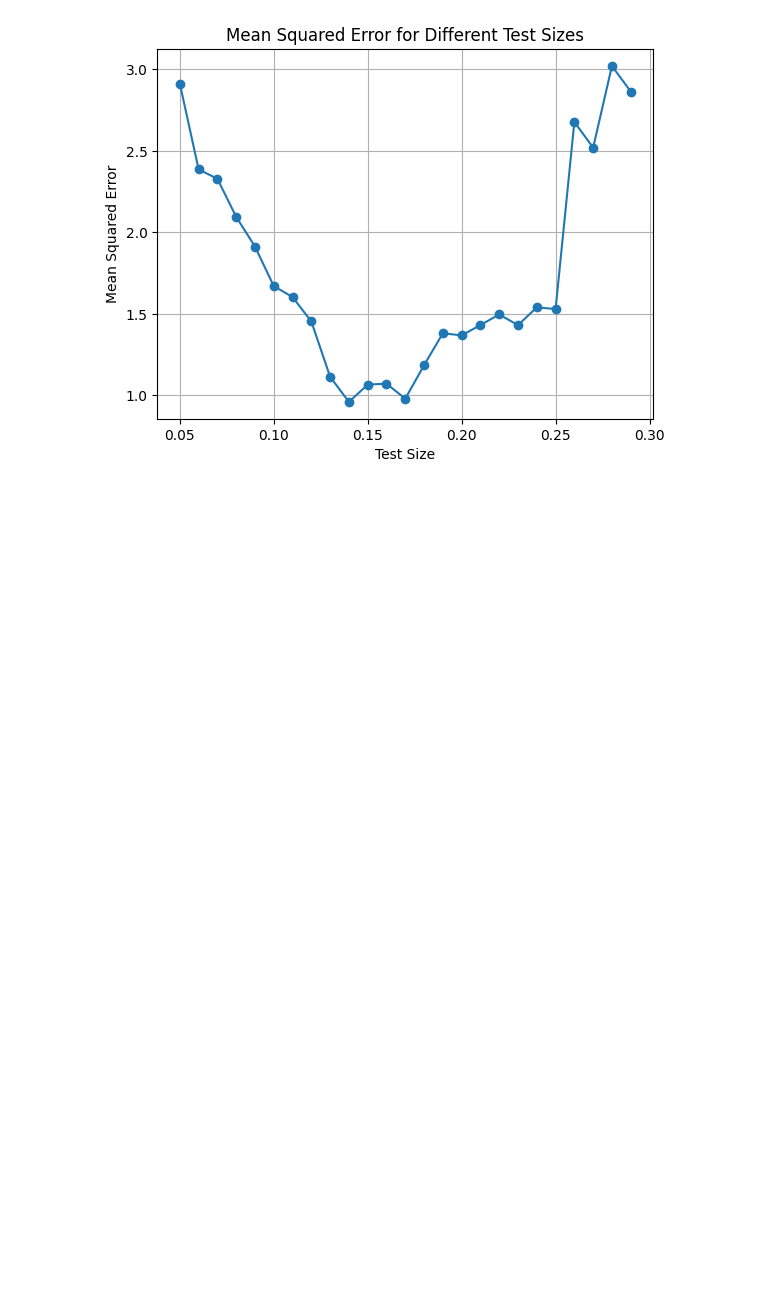
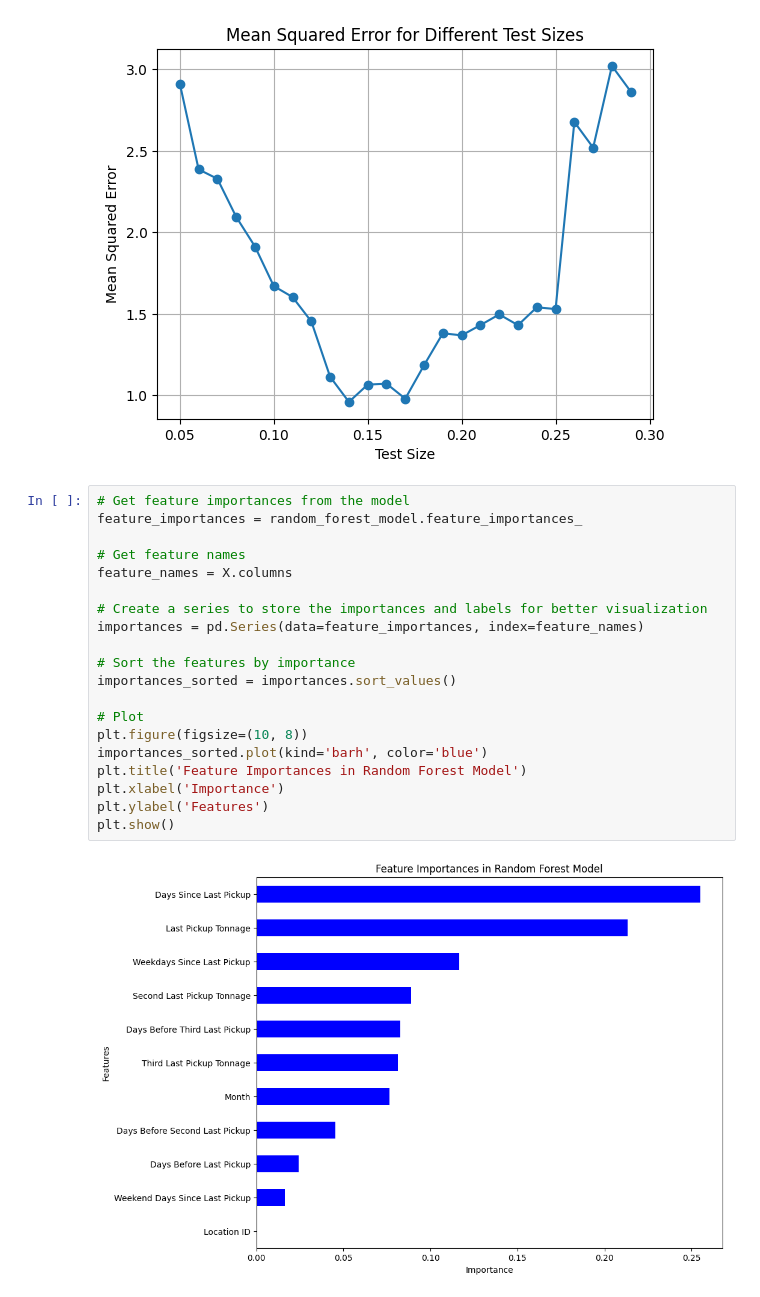
Before and after one commit to jli615/dtxwalmart, a Jupyter notebook: supercenter_singular_store_model.ipynb, the cells around one changed output. Saved outputs shown, nothing was run; the diff lists cells and outputs as text; blank space fills up the shorter version.

Commit message:
feature importance chart

```diff
--- a/supercenter_singular_store_model.ipynb
+++ b/supercenter_singular_store_model.ipynb
@@ -56,3 +56,25 @@ plt.grid(True)
 plt.show()
 # %% [output]
 [figure]
+# %%
+# Get feature importances from the model
+feature_importances = random_forest_model.feature_importances_
+
+# Get feature names
+feature_names = X.columns
+
+# Create a series to store the importances and labels for better visualization
+importances = pd.Series(data=feature_importances, index=feature_names)
+
+# Sort the features by importance
+importances_sorted = importances.sort_values()
+
+# Plot
+plt.figure(figsize=(10, 8))
+importances_sorted.plot(kind='barh', color='blue')
+plt.title('Feature Importances in Random Forest Model')
+plt.xlabel('Importance')
+plt.ylabel('Features')
+plt.show()
+# %% [output]
+[figure, added]
```
